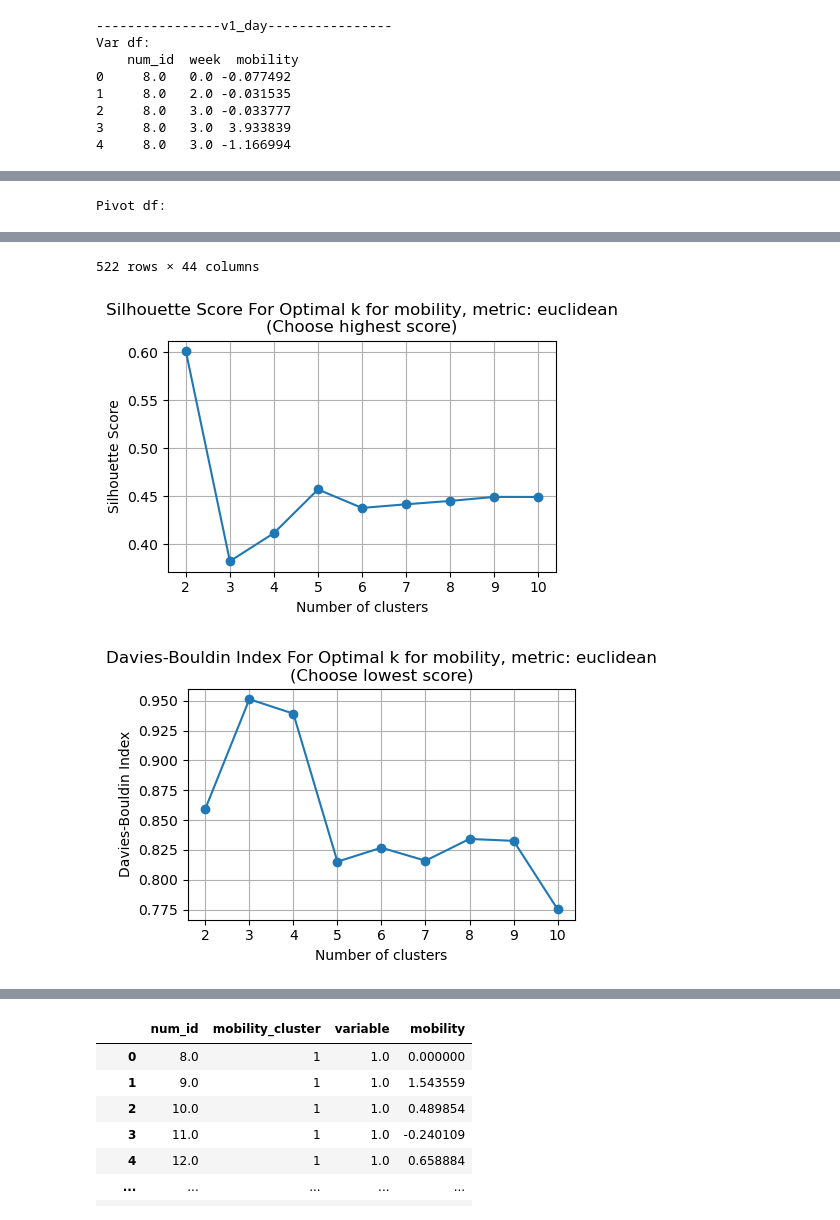
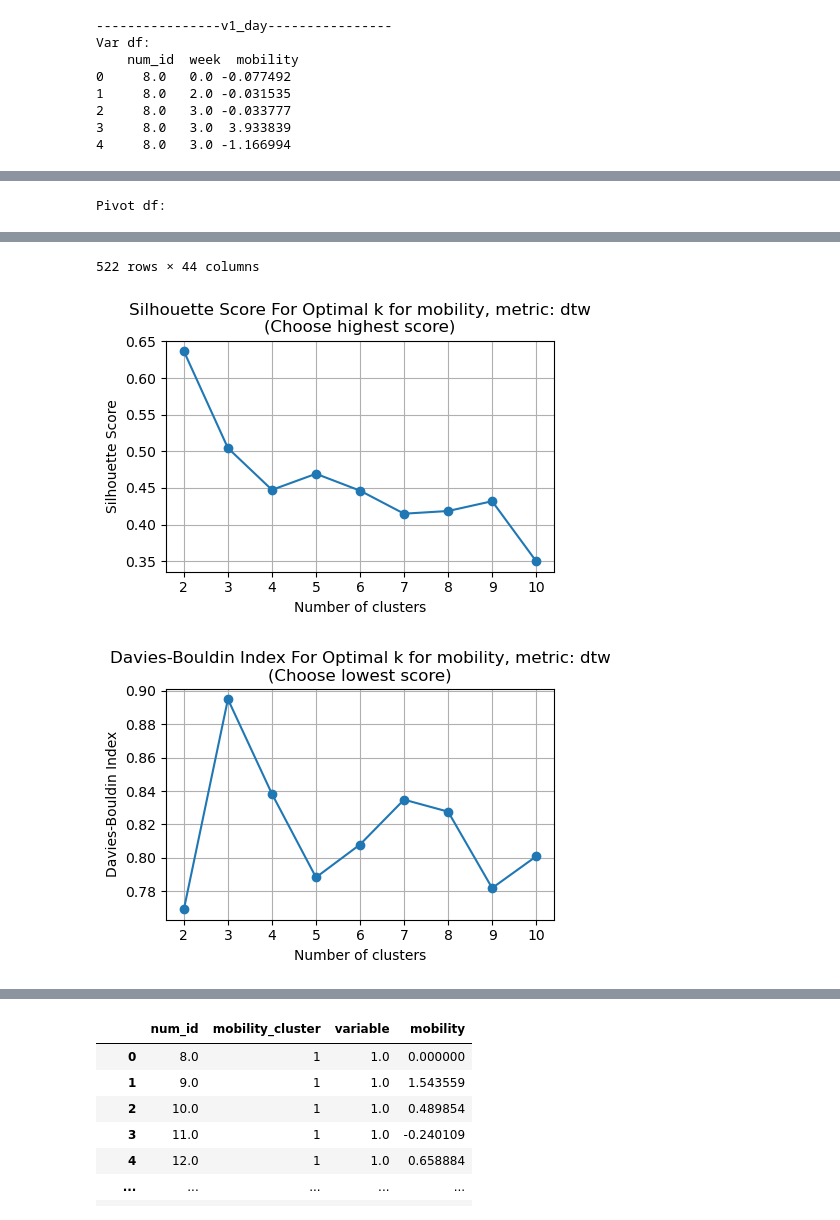
Before and after one commit to kaleyjoss/smartphone_sensor_predictive_modeling, a Jupyter notebook: notebooks/02_var_clustering.ipynb, the cells around one changed output, grey strips where cells are left out. Cells and saved outputs as stored; diff of their text form; code cells hidden in the pictures.

```diff
--- a/notebooks/02_var_clustering.ipynb
+++ b/notebooks/02_var_clustering.ipynb
@@ -114,6 +114,7 @@ for var in mobility_cols:
             fig.show()
 # %%
 ##### Cluster independent variables into high/low clusters
+# K means clustering
 importlib.reload(cl)
 ### MULTI-TIME DTW DISTANCE MATRIX
 import pandas as pd
@@ -139,34 +140,35 @@ for name in ['v1_day']:
     print('Pivot df:')
     display(pivot_df)
     # Now do cluster analysis for different clusters' scores
-    distance_matrix, embedding, results = cl.cluster_distance_analysis(pivot_df, required_weeks, cluster_var, n_clusters_range=range(1, 11), metric='euclidean')
+    metric='dtw'
+    distance_matrix, embedding, results = cl.cluster_distance_analysis(pivot_df, required_weeks, cluster_var, n_clusters_range=range(1, 11), metric=metric)
     pivot_df.to_csv(os.path.join(brighten_dir, 'graphing', f'{name}_{cluster_var}.csv'))
     distance_matrix = pd.DataFrame(distance_matrix)
-    distance_matrix.to_csv(os.path.join(brighten_dir, 'clustering', f'{name}_distanceMatrix_{cluster_var}.csv'))
+    distance_matrix.to_csv(os.path.join(brighten_dir, 'clustering', f'{name}_{metric}-distanceMatrix_{cluster_var}.csv'))
 # %% [output]
 ----------------v1_day----------------
 Var df:
     num_id  week  mobility
 0     8.0   0.0 -0.077492
 1     8.0   2.0 -0.031535
 2     8.0   3.0 -0.033777
 3     8.0   3.0  3.933839
 4     8.0   3.0 -1.166994
 [figure]
 [figure]
 Pivot df:
 |  | num_id | 0.0 | 1.0 | 2.0 | 3.0 | 4.0 | 5.0 | 6.0 | 7.0 | 8.0 | ... | ... |
 | 0 | 8.0 | -0.077492 | 0.000000 | -0.031535 | 0.425046 | -0.290486 | 0.000000 | 0.000000 | 0.000000 | 0.000000 | ... | ... |
 | 1 | 9.0 | 2.111098 | 1.543559 | -0.123919 | -0.104616 | -0.174729 | 0.000000 | 0.000000 | 0.000000 | 0.000000 | ... | ... |
 | 2 | 10.0 | -0.067609 | 0.489854 | -0.275264 | -0.296496 | 0.101525 | 0.786278 | -0.502858 | -0.122239 | -0.104080 | ... | ... |
 | 3 | 11.0 | -0.022669 | -0.240109 | -0.040437 | 0.393676 | 0.207032 | 0.326080 | 1.954599 | 1.226183 | -0.192262 | ... | ... |
 | 4 | 12.0 | -0.305958 | 0.658884 | 0.052791 | 0.285419 | 0.212925 | 0.536287 | 0.283402 | 0.009714 | -0.150910 | ... | ... |
 | ... | ... | ... | ... | ... | ... | ... | ... | ... | ... | ... | ... | ... |
 | 517 | 2070.0 | -0.383361 | -0.208633 | 0.084070 | -0.281548 | -0.358904 | -0.415426 | -0.058342 | -0.188566 | -0.761688 | ... | ... |
 | 518 | 2071.0 | -0.171398 | -0.026801 | -0.066869 | -0.496807 | 0.000000 | 0.000000 | 0.000000 | 0.000000 | 0.000000 | ... | ... |
 | 519 | 2072.0 | -0.681307 | 0.179557 | -0.239393 | -0.423676 | -0.412487 | 0.000000 | 0.000000 | 0.000000 | 0.000000 | ... | ... |
 | 520 | 2073.0 | -0.261778 | -0.289389 | -0.194283 | 0.438855 | -0.258191 | 0.156020 | 0.046865 | 0.000000 | 0.000000 | ... | ... |
 | 521 | 2075.0 | -0.201966 | -0.008721 | -0.226702 | -0.659035 | -0.205857 | 0.339574 | 0.467202 | -0.217685 | 0.029285 | ... | ... |
 522 rows × 44 columns
-[figure, old version]
+[figure, new version]
-[figure, old version]
+[figure, new version]
```
Also changed, not shown: parts of 2 cells of this notebook, 5 other files.
